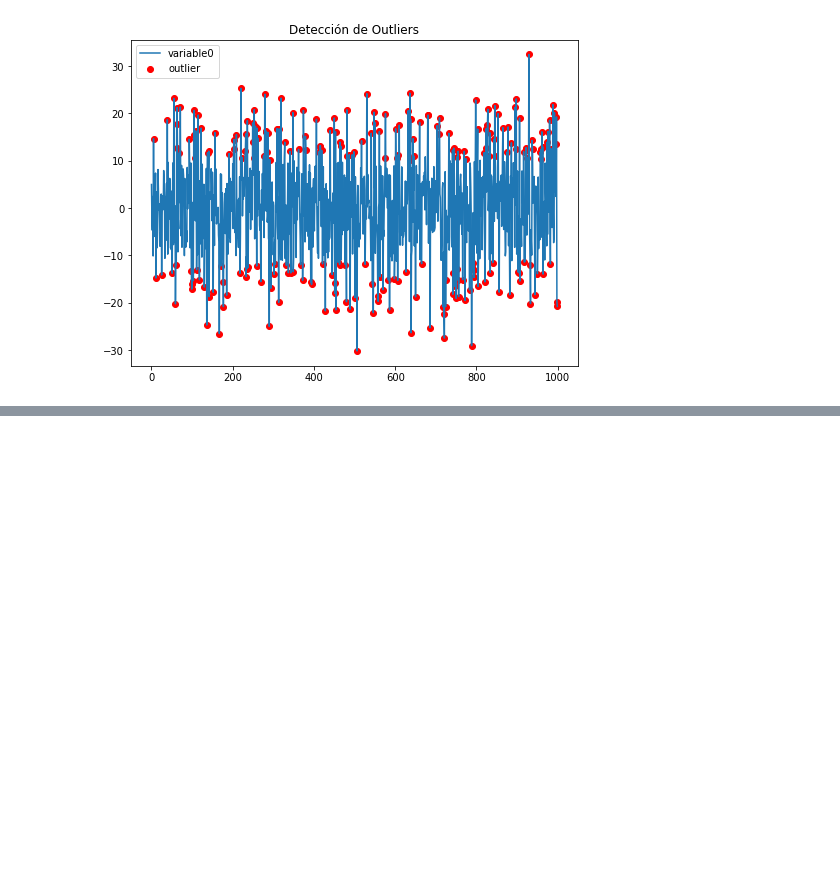
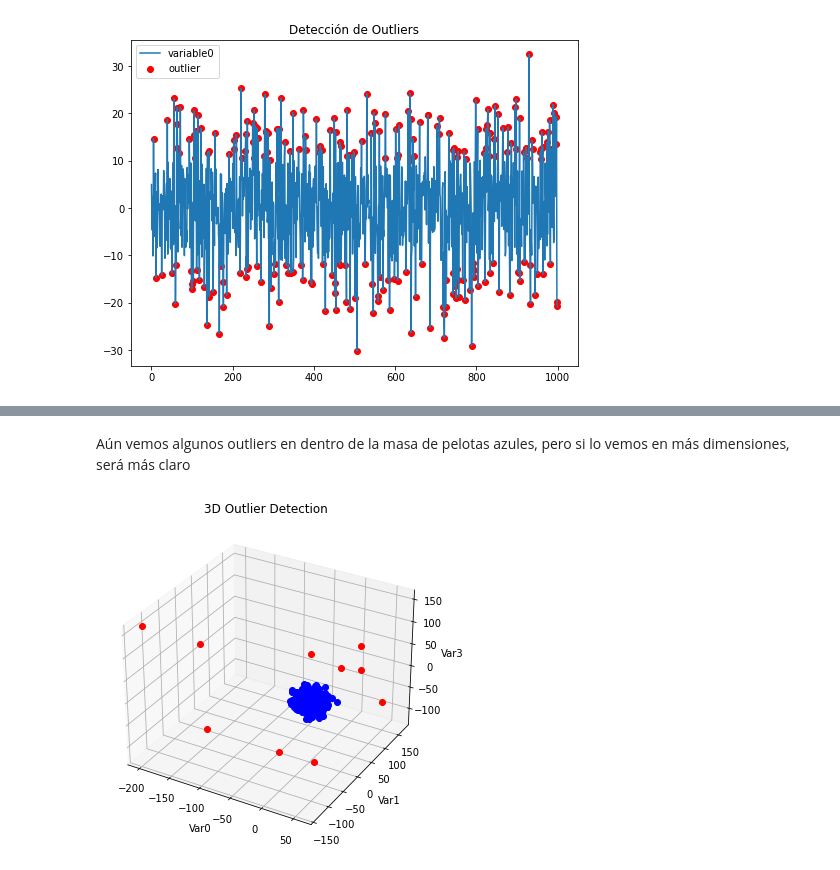
Before and after one commit to patofw/ml_tutorials, a Jupyter notebook: CodingExercises/Outliers.ipynb, the cells around one changed output, grey strips where cells are left out. Cells and saved outputs as stored; diff of their text form; code cells hidden in the pictures; blank space fills up the shorter version.

```diff
--- a/CodingExercises/Outliers.ipynb
+++ b/CodingExercises/Outliers.ipynb
@@ -235,0 +304,24 @@ plt.show();
+# %% [markdown]
+Aún vemos algunos outliers en dentro de la masa de pelotas azules, pero si lo vemos en más dimensiones, será más claro
+# %%
+# Lo ploteamos en 3D
+
+fig = plt.figure(figsize=(10, 6))
+ax = fig.add_subplot(projection='3d')
+
+for color, label in zip(colors, unique_labels):
+    sample_mask = [True if l == label else False for l in labels]
+    plt.plot(
+        df_sin_2["variable0"][sample_mask],
+        df_sin_2["variable1"][sample_mask],
+        df_sin_2["variable3"][sample_mask],
+        'o',
+        color=color
+    )
+    plt.title('3D Outlier Detection')
+ax.set_xlabel('Var0')
+ax.set_ylabel('Var1')
+ax.set_zlabel('Var3')
+plt.show()
+# %% [output]
+[figure, added]
```
Also changed, not shown: parts of 10 cells of this notebook.
